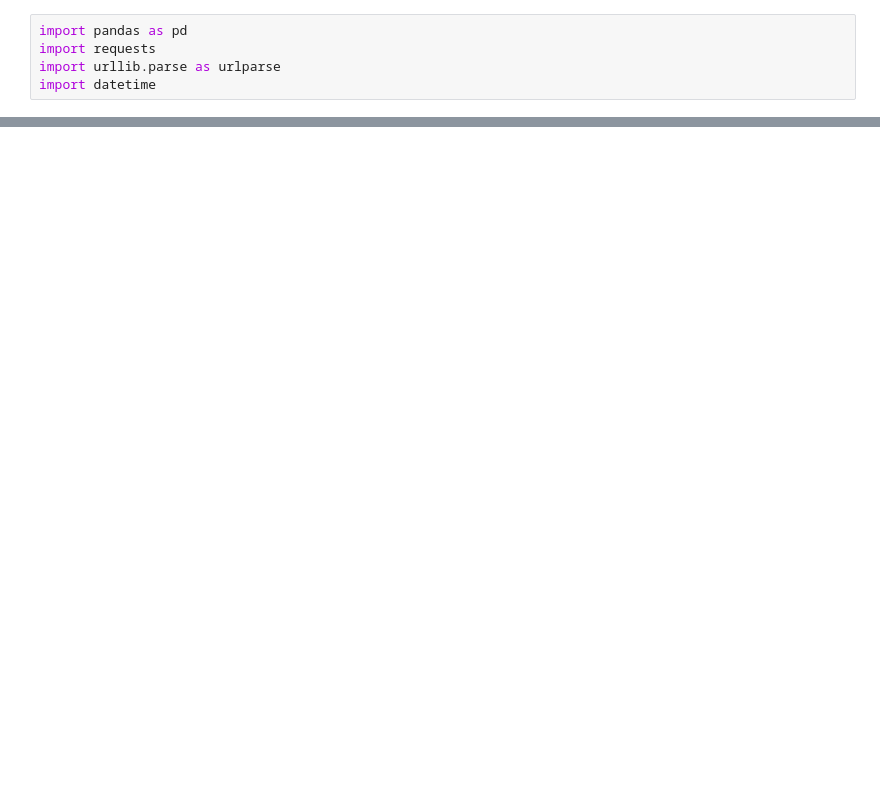
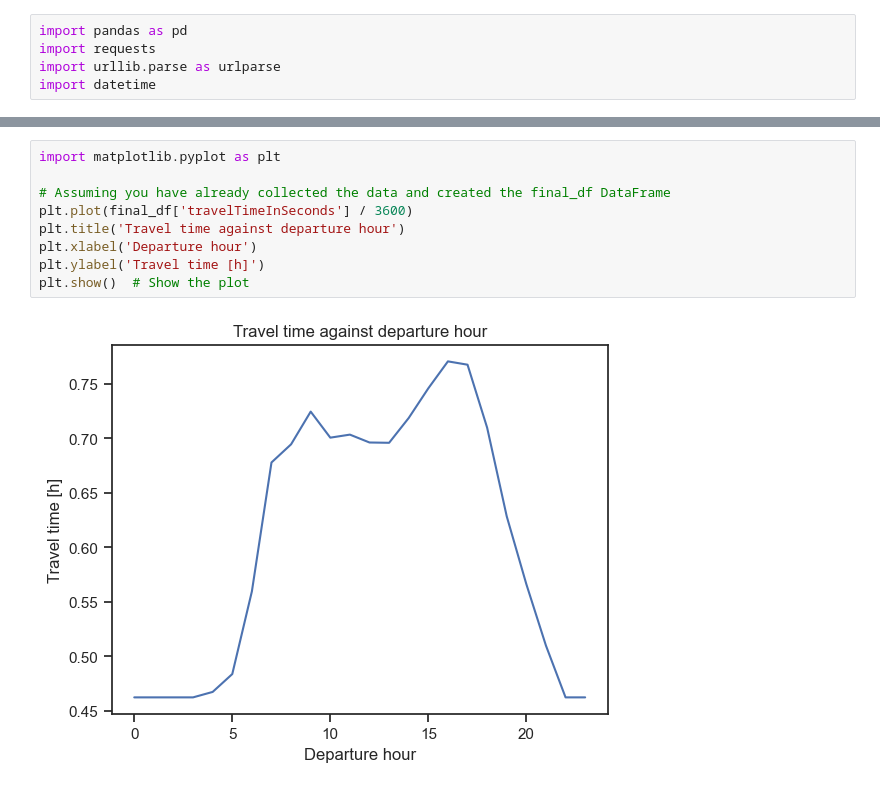
Before and after one commit to wildanzake/ristek, a Jupyter notebook: 01_RoutingAPI.ipynb, the cells around one changed output, grey strips where cells are left out. Saved outputs shown, nothing was run; the diff lists cells and outputs as text; blank space fills up the shorter version.

```diff
--- a/01_RoutingAPI.ipynb
+++ b/01_RoutingAPI.ipynb
@@ -76,3 +164,14 @@ Retrieving data: 24 / 24
+# %%
+import matplotlib.pyplot as plt
+
+# Assuming you have already collected the data and created the final_df DataFrame
+plt.plot(final_df['travelTimeInSeconds'] / 3600)
+plt.title('Travel time against departure hour')
+plt.xlabel('Departure hour')
+plt.ylabel('Travel time [h]')
+plt.show()  # Show the plot
+# %% [output]
+[figure, added]
 # %%
 data_frames
 # %% [output]
```
Also changed, not shown: parts of 8 cells of this notebook, 16 other files.
